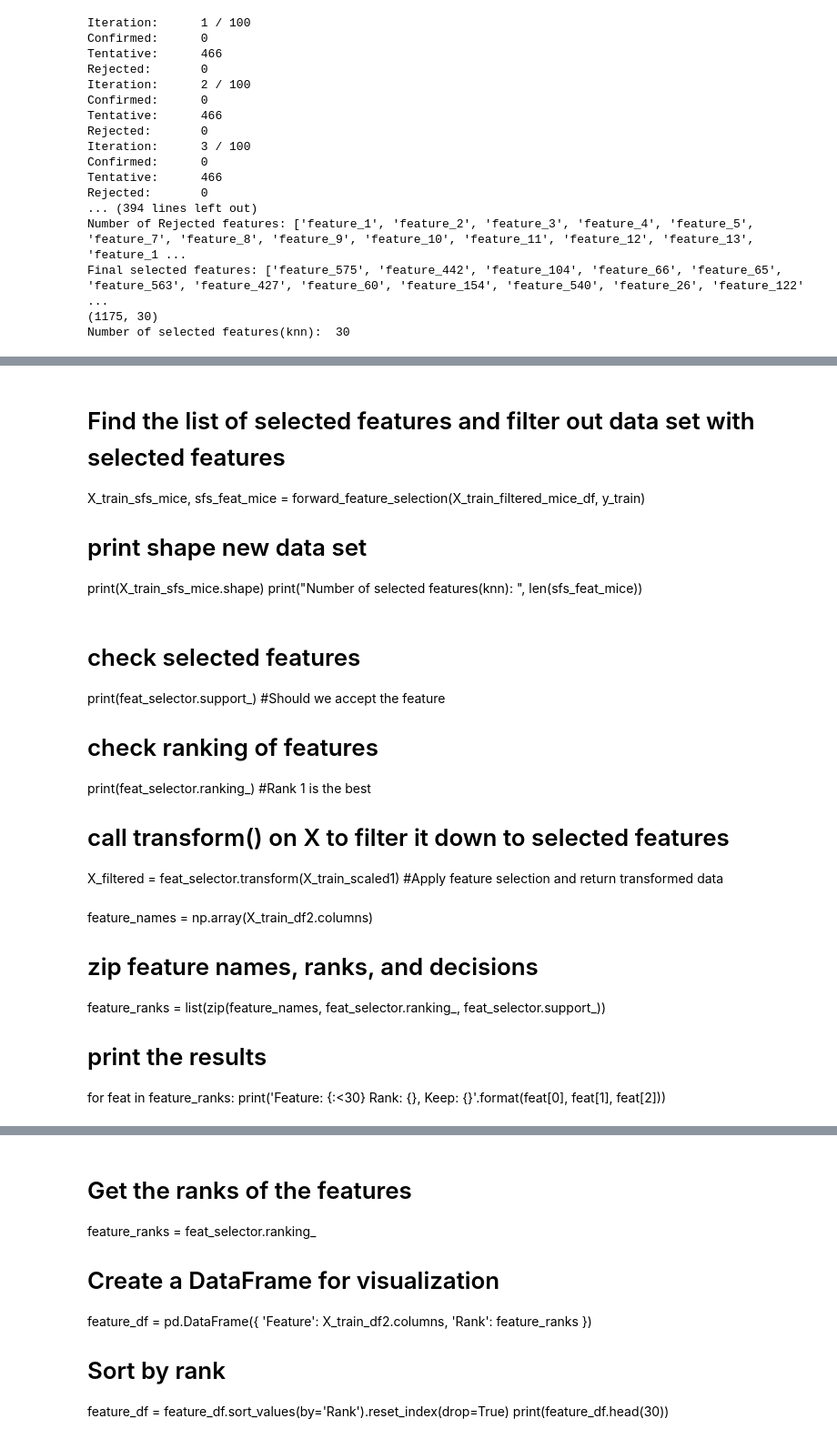
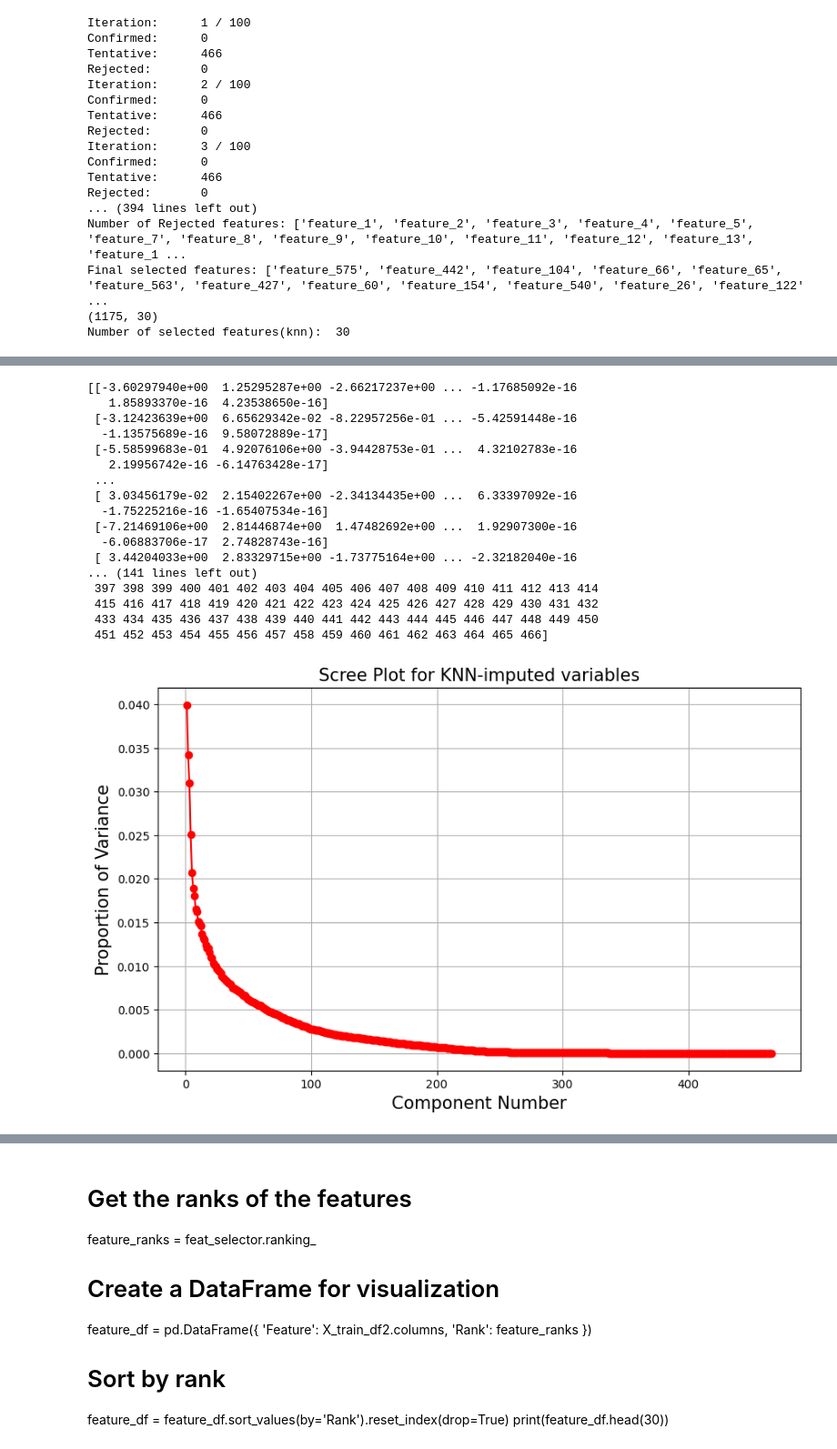
Before and after one commit to HayateSato/SECOM_Project, a Jupyter notebook: secom_file_draft_Majeed_Code2.ipynb, the cells around one changed output, grey strips where cells are left out. Shown at 91% size. Cells and saved outputs as stored; diff of their text form; code cells hidden in the pictures.

```diff
--- a/secom_file_draft_Majeed_Code2.ipynb
+++ b/secom_file_draft_Majeed_Code2.ipynb
@@ -1046,31 +1182,49 @@ print("Number of selected features(knn): ", len(sfs_feat_knn))
-# %% [markdown]
-# Find the list of selected features and filter out data set with selected features
-X_train_sfs_mice, sfs_feat_mice = forward_feature_selection(X_train_filtered_mice_df, y_train)
-
-# print shape new data set
-print(X_train_sfs_mice.shape)
-print("Number of selected features(knn): ", len(sfs_feat_mice))
-# %% [markdown]
-
-
-# check selected features
-print(feat_selector.support_)  #Should we accept the feature
-
-# check ranking of features
-print(feat_selector.ranking_) #Rank 1 is the best
-
-# call transform() on X to filter it down to selected features
-X_filtered = feat_selector.transform(X_train_scaled1)  #Apply feature selection and return transformed data
-# %% [markdown]
-
-feature_names = np.array(X_train_df2.columns)
-
-
-# zip feature names, ranks, and decisions
-feature_ranks = list(zip(feature_names,
-                         feat_selector.ranking_,
-                         feat_selector.support_))
-
-# print the results
-for feat in feature_ranks:
-    print('Feature: {:<30} Rank: {},  Keep: {}'.format(feat[0], feat[1], feat[2]))
+# %%
+# Determine the number of components to extract for the knn imputed data
+pca = PCA()                 # Create PCA object for transforming features
+
+# Transform the knn imputed data
+pca_trans_knn = pca.fit_transform(X_train_scaled_knn)
+print(pca_trans_knn)                                                  # Print transformed data
+print(pca_trans_knn.shape)                                      # Print dimensions of transformed data
+
+# Extract proportion of explained variance
+prop_var = pca.explained_variance_ratio_
+print(prop_var)                                                   # Print proportion of explained variance
+
+
+PC_number = np.arange(pca.n_components_) + 1 # Enumarate component numbers
+print(PC_number)                                                         # Print component numbers
+
+#Scree Plot
+plt.figure(figsize=(10, 6))                           # Set figure and size
+plt.plot(PC_number,                                   # Plot prop var
+         prop_var,
+         'ro-')
+plt.title('Scree Plot for KNN-imputed variables',       # Plot Annotations
+          fontsize = 15)
+plt.xlabel('Component Number',
+           fontsize = 15)
+plt.ylabel('Proportion of Variance',
+           fontsize = 15)
+plt.grid()                                                       # Add grid lines
+plt.show()                                                    # Print graph
+# %% [output]
+[[-3.60297940e+00  1.25295287e+00 -2.66217237e+00 ... -1.17685092e-16
+   1.85893370e-16  4.23538650e-16]
+ [-3.12423639e+00  6.65629342e-02 -8.22957256e-01 ... -5.42591448e-16
+  -1.13575689e-16  9.58072889e-17]
+ [-5.58599683e-01  4.92076106e+00 -3.94428753e-01 ...  4.32102783e-16
+   2.19956742e-16 -6.14763428e-17]
+ ...
+ [ 3.03456179e-02  2.15402267e+00 -2.34134435e+00 ...  6.33397092e-16
+  -1.75225216e-16 -1.65407534e-16]
+ [-7.21469106e+00  2.81446874e+00  1.47482692e+00 ...  1.92907300e-16
+  -6.06883706e-17  2.74828743e-16]
+ [ 3.44204033e+00  2.83329715e+00 -1.73775164e+00 ... -2.32182040e-16
+... (141 lines left out)
+ 397 398 399 400 401 402 403 404 405 406 407 408 409 410 411 412 413 414
+ 415 416 417 418 419 420 421 422 423 424 425 426 427 428 429 430 431 432
+ 433 434 435 436 437 438 439 440 441 442 443 444 445 446 447 448 449 450
+ 451 452 453 454 455 456 457 458 459 460 461 462 463 464 465 466]
+[figure, added]
```
Also changed, not shown: parts of 25 cells of this notebook.
